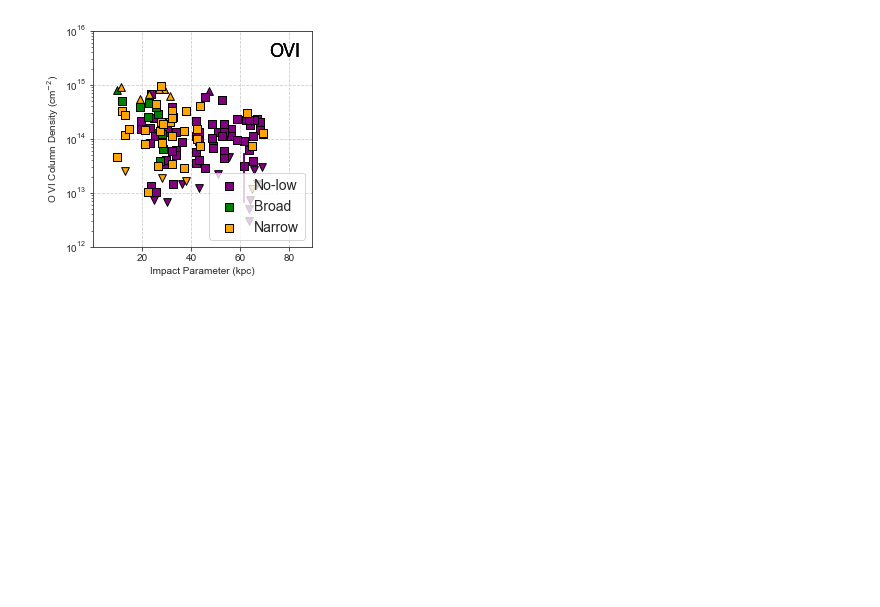
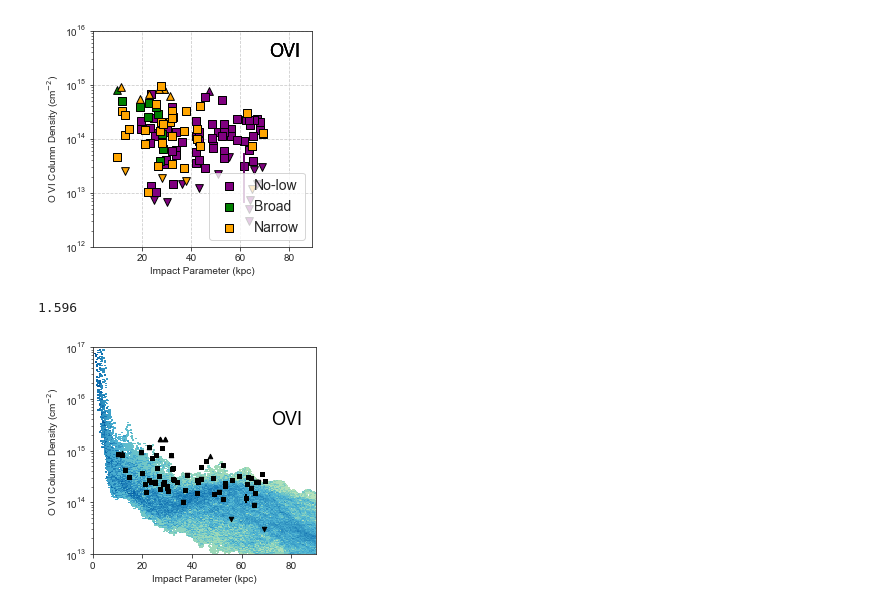
Before and after one commit to ibutsky/synthetic_spectra, a Jupyter notebook: scripts/plotting/plots.ipynb, the cells around one changed output. Drawn from its saved outputs; the diff is of its cells as text; code cells hidden in the pictures; blank space fills up the shorter version.

```diff
--- a/scripts/plotting/plots.ipynb
+++ b/scripts/plotting/plots.ipynb
@@ -123,11 +123,14 @@ ion_list = ['O VI']
 
 xfield = 'impact'
 yfield = 'col'
+rmax = 90
+ylims = (1e12, 1e16)
 
 nrows = 1; ncols =1;
 fig, ax = plt.subplots(nrows = nrows, ncols = ncols, figsize=(4*ncols, 3.8*nrows), sharex = True, sharey = False)
 figg, aax = pt.plot_multipanel_scatter(ion_list, xfield = xfield, yfield = yfield, nrows = nrows, \
                                         compare = 'ovi', fig = fig, ax = ax, marker_size = 60, set_ylim = True)
+
 
 ax.legend(loc = 4, fontsize = 14, frameon = True)
 ax.set_ylabel('O VI Column Density (cm$^{-2}$)')
@@ -137,3 +140,38 @@ fig.tight_layout()
 plt.savefig('../../plots/%s_%s_%s.png'%(xfield, yfield, 'ovi'), dpi = 300)
 # %% [output]
 [figure]
+# %%
+def plot_hist2d(ax, r_arr, cdens_arr, rmax,  ylims, cmap='GnBu', vmin=1, vmax=None):
+    nbins = 400
+    xbins = np.linspace(0, rmax, nbins)
+    ybins = 10**np.linspace(np.log10(ylims[0]), np.log10(ylims[1]), nbins)
+    counts, x_edge, y_edge = np.histogram2d(r_arr, cdens_arr, bins=(xbins, ybins))
+    x_bin_center = ((x_edge[1:] + x_edge[:-1]) / 2).reshape(nbins-1,1)
+    # normalize counts in x-space to remove out linear increase in counts with
+    # radius due to circles of constant impact parameter
+    counts /= x_bin_center
+    print(counts.max())
+    if vmax == None:
+        vmax = counts.max()
+    im = ax.pcolormesh(xbins, ybins, counts.T, vmin=vmin, vmax=vmax, cmap=cmap, norm=LogNorm())
+    return im
+# %%
+ylims = (1e13, 1e17)
+rmax = 200
+fig, ax = plt.subplots(nrows = 1, ncols = 1, figsize=(4, 3.8))
+r_arr, cdens_arr = ipd.load_r_cdens('../../data/simulated_ion_column_densities_P0.h5', 'OVI')
+im = plot_hist2d(ax, r_arr, cdens_arr, rmax,  ylims, vmin = 1e-3)
+
+pt.plot_data_scatter('OVI', xfield = 'impact', yfield = 'total_col', ax = ax, \
+                             model = 'P0', redshift = 0.25,\
+                              axis_labels = False)
+
+ax.set_ylabel('O VI Column Density (cm$^{-2}$)')
+ax.set_xlabel('Impact Parameter (kpc)')
+ax.set_xlim(0, 90)
+ax.set_ylim(1e13, 1e17)
+
+plt.savefig('../../plots/P0_sim_ovi_column_impact.png', dpi = 300)
+# %% [output]
+1.596
+[figure, added]
```
Also changed, not shown: parts of 14 cells of this notebook, 6 other files.
